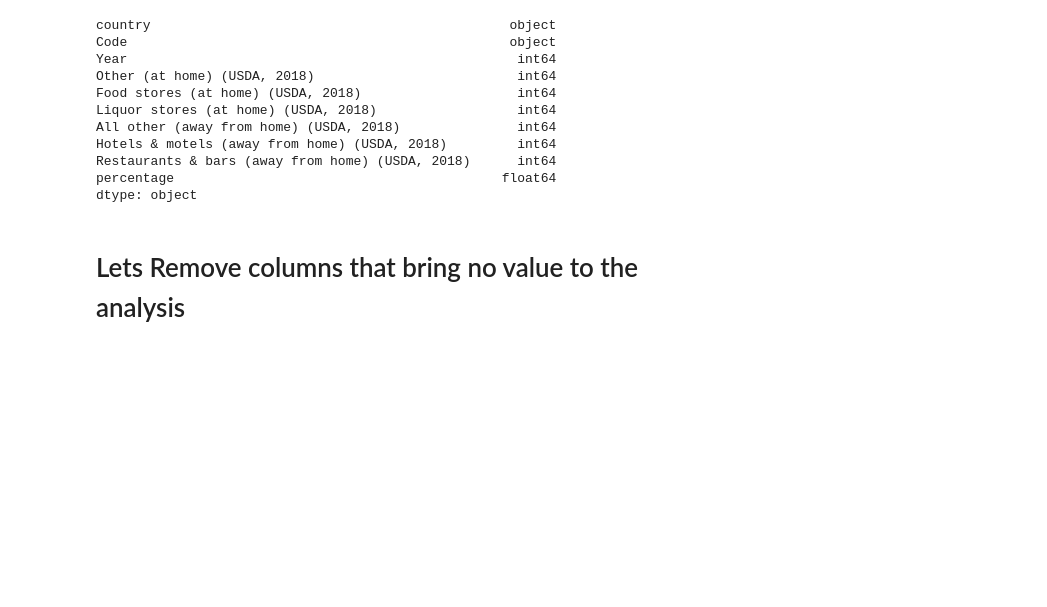
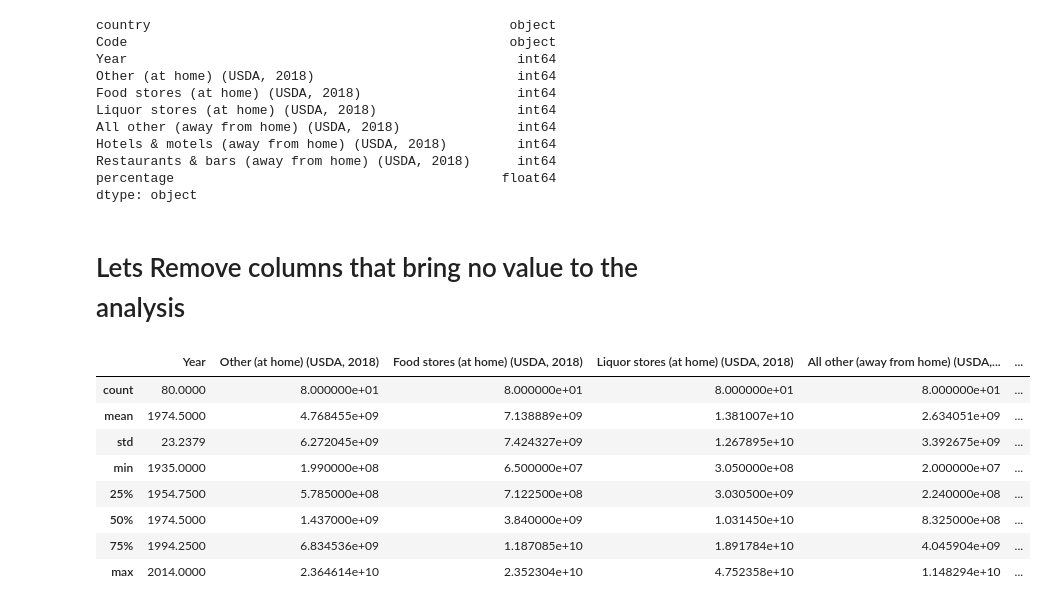
Before and after one commit to MaukanMir/Alchool-Expenditure-Classification, a Jupyter notebook: training.ipynb, the cells around one changed output. Cells and saved outputs as stored; diff of their text form; code cells hidden in the pictures; blank space fills up the shorter version.

```diff
--- a/training.ipynb
+++ b/training.ipynb
@@ -85,0 +88,12 @@ dtype: object
+# %%
+df.describe()
+# %% [output]
+|  | Year | Other (at home) (USDA, 2018) | Food stores (at home) (USDA, 2018) | Liquor stores (at home) (USDA, 2018) | All other (away from home) (USDA,... | ... |
+| count | 80.0000 | 8.000000e+01 | 8.000000e+01 | 8.000000e+01 | 8.000000e+01 | ... |
+| mean | 1974.5000 | 4.768455e+09 | 7.138889e+09 | 1.381007e+10 | 2.634051e+09 | ... |
+| std | 23.2379 | 6.272045e+09 | 7.424327e+09 | 1.267895e+10 | 3.392675e+09 | ... |
+| min | 1935.0000 | 1.990000e+08 | 6.500000e+07 | 3.050000e+08 | 2.000000e+07 | ... |
+| 25% | 1954.7500 | 5.785000e+08 | 7.122500e+08 | 3.030500e+09 | 2.240000e+08 | ... |
+| 50% | 1974.5000 | 1.437000e+09 | 3.840000e+09 | 1.031450e+10 | 8.325000e+08 | ... |
+| 75% | 1994.2500 | 6.834536e+09 | 1.187085e+10 | 1.891784e+10 | 4.045904e+09 | ... |
+| max | 2014.0000 | 2.364614e+10 | 2.352304e+10 | 4.752358e+10 | 1.148294e+10 | ... |
```
Also changed, not shown: parts of 3 cells of this notebook.
